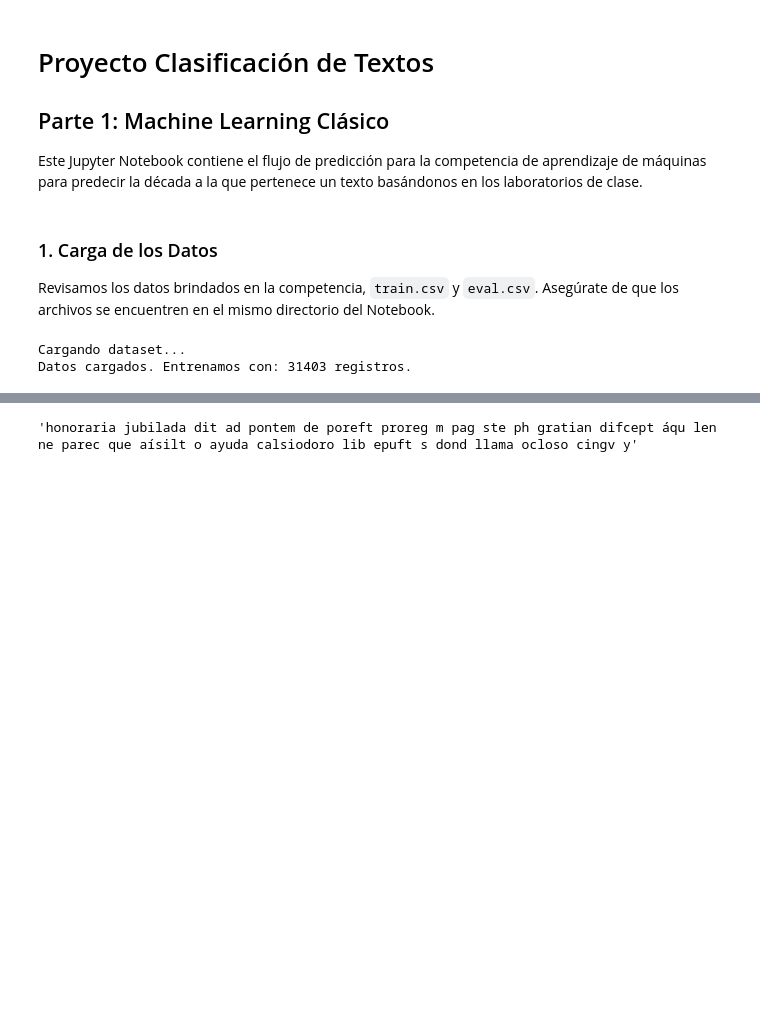
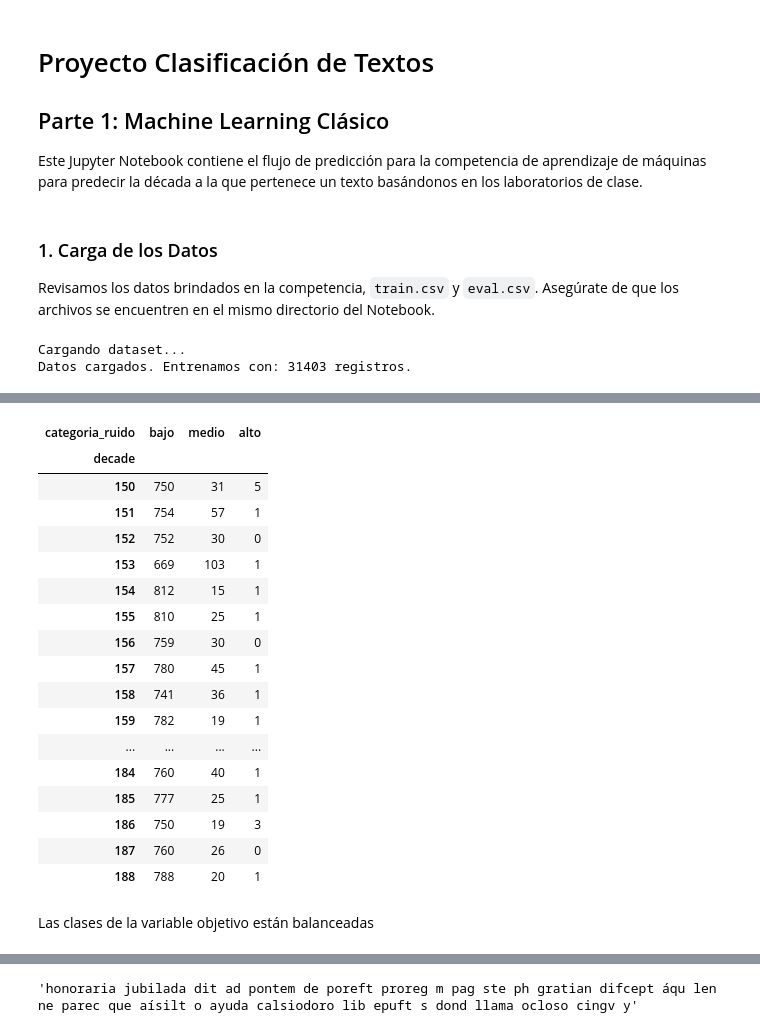
Before and after one commit to ef-blanco/Proy_ML_etapa_1, a Jupyter notebook: Proyecto_Competencia_Parte1.ipynb, the cells around one changed output, grey strips where cells are left out. Saved outputs shown, nothing was run; the diff lists cells and outputs as text; code cells hidden in the pictures; blank space fills up the shorter version.

```diff
--- a/Proyecto_Competencia_Parte1.ipynb
+++ b/Proyecto_Competencia_Parte1.ipynb
@@ -36,0 +127,23 @@ Datos cargados. Entrenamos con: 31403 registros.
+# %%
+pd.crosstab(df_train["decade"], df_train["categoria_ruido"])
+# %% [output]
+| categoria_ruido | bajo | medio | alto |
+| decade |  |  |  |
+| 150 | 750 | 31 | 5 |
+| 151 | 754 | 57 | 1 |
+| 152 | 752 | 30 | 0 |
+| 153 | 669 | 103 | 1 |
+| 154 | 812 | 15 | 1 |
+| 155 | 810 | 25 | 1 |
+| 156 | 759 | 30 | 0 |
+| 157 | 780 | 45 | 1 |
+| 158 | 741 | 36 | 1 |
+| 159 | 782 | 19 | 1 |
+| ... | ... | ... | ... |
+| 184 | 760 | 40 | 1 |
+| 185 | 777 | 25 | 1 |
+| 186 | 750 | 19 | 3 |
+| 187 | 760 | 26 | 0 |
+| 188 | 788 | 20 | 1 |
+# %% [markdown]
+Las clases de la variable objetivo están balanceadas
```
Also changed, not shown: parts of 18 cells of this notebook, 1 other file.
